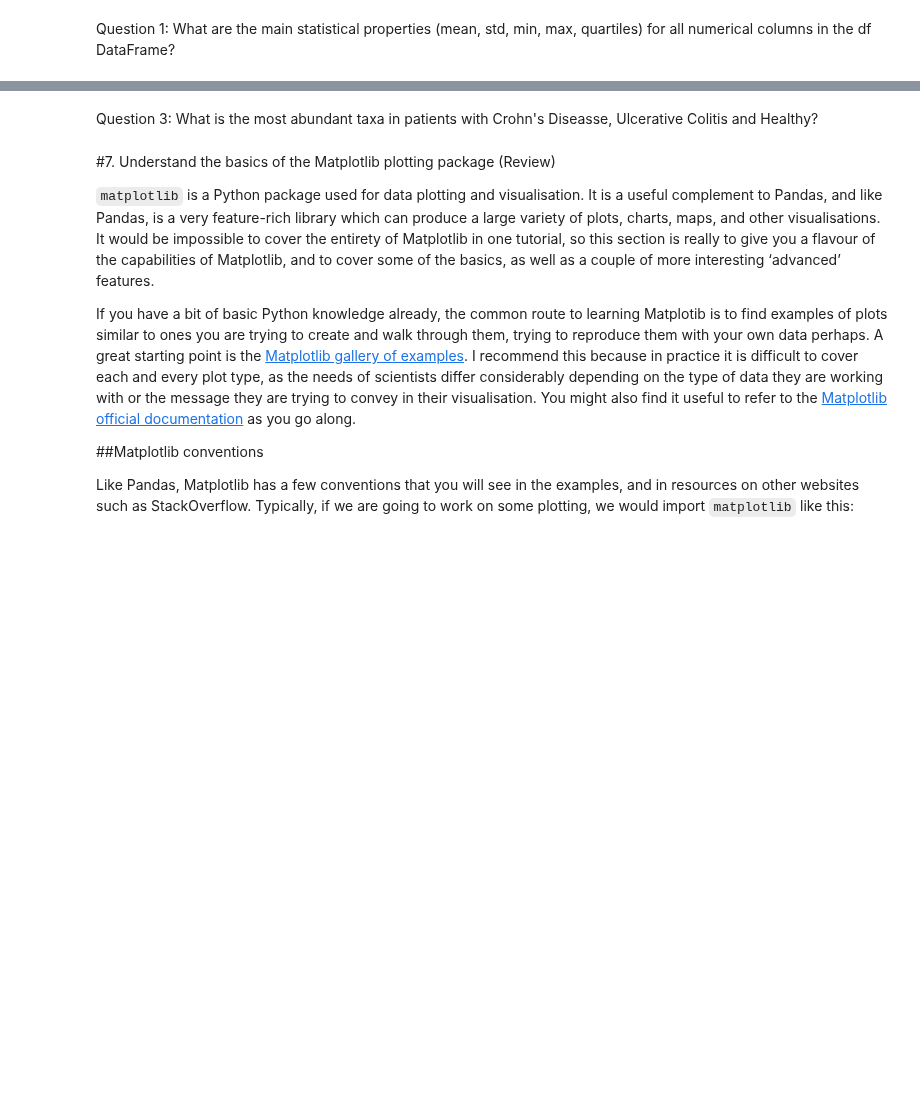
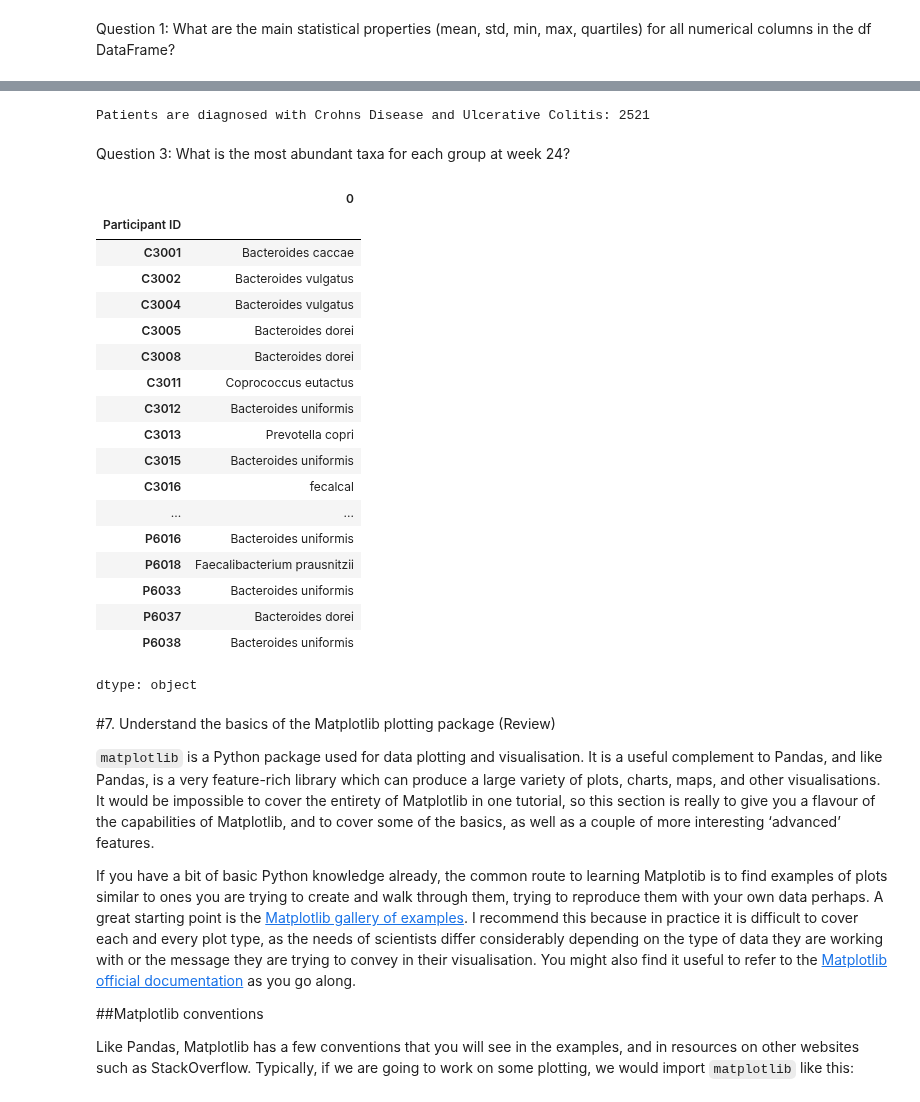
Before and after one commit to hector-ahg/predictive-microbiology-course, a Jupyter notebook: notebooks/02_python_data_analysis_with_pandas_and_matplotlib.ipynb, the cells around one changed output, grey strips where cells are left out. Drawn from its saved outputs; the diff is of its cells as text; code cells hidden in the pictures; blank space fills up the shorter version.

```diff
--- a/notebooks/02_python_data_analysis_with_pandas_and_matplotlib.ipynb
+++ b/notebooks/02_python_data_analysis_with_pandas_and_matplotlib.ipynb
@@ -481,5 +593,46 @@ Question 2: How many people are diagnosed with "Crohn's  Disease" and "Ulcerativ
+# %%
+# Type your answer
+grouped_size = df_without_week_num.groupby('diagnosis').size()
+print("Patients are diagnosed with Crohns Disease and Ulcerative Colitis:", int(grouped_size['Crohns Disease']) + int(grouped_size['Ulcerative Colitis']))
+# %% [output]
+Patients are diagnosed with Crohns Disease and Ulcerative Colitis: 2521
 # %% [markdown]
-Question 3: What is the most abundant taxa in patients with Crohn's Diseasse, Ulcerative Colitis and Healthy?
+Question 3: What is the most abundant taxa for each group at week 24?
+# %%
+df_week24 = df[df['week_num'] == 24]
+
+# group by participant and compute mean abundance
+df_week24_grouped = (
+    df_week24
+    .drop(columns=['week_num', 'diagnosis'])
+    .groupby('Participant ID')
+    .mean(numeric_only=True)
+)
+
+# most abundant taxa for each participant
+most_abundant_taxa = df_week24_grouped.idxmax(axis=1)
+
+display(most_abundant_taxa)
+# %% [output]
+|  | 0 |
+| Participant ID |  |
+| C3001 | Bacteroides caccae |
+| C3002 | Bacteroides vulgatus |
+| C3004 | Bacteroides vulgatus |
+| C3005 | Bacteroides dorei |
+| C3008 | Bacteroides dorei |
+| C3011 | Coprococcus eutactus |
+| C3012 | Bacteroides uniformis |
+| C3013 | Prevotella copri |
+| C3015 | Bacteroides uniformis |
+| C3016 | fecalcal |
+| ... | ... |
+| P6016 | Bacteroides uniformis |
+| P6018 | Faecalibacterium prausnitzii |
+| P6033 | Bacteroides uniformis |
+| P6037 | Bacteroides dorei |
+| P6038 | Bacteroides uniformis |
+dtype: object
 # %% [markdown]
 #7. Understand the basics of the Matplotlib plotting package (Review)
 
```
Also changed, not shown: parts of 17 cells of this notebook.
